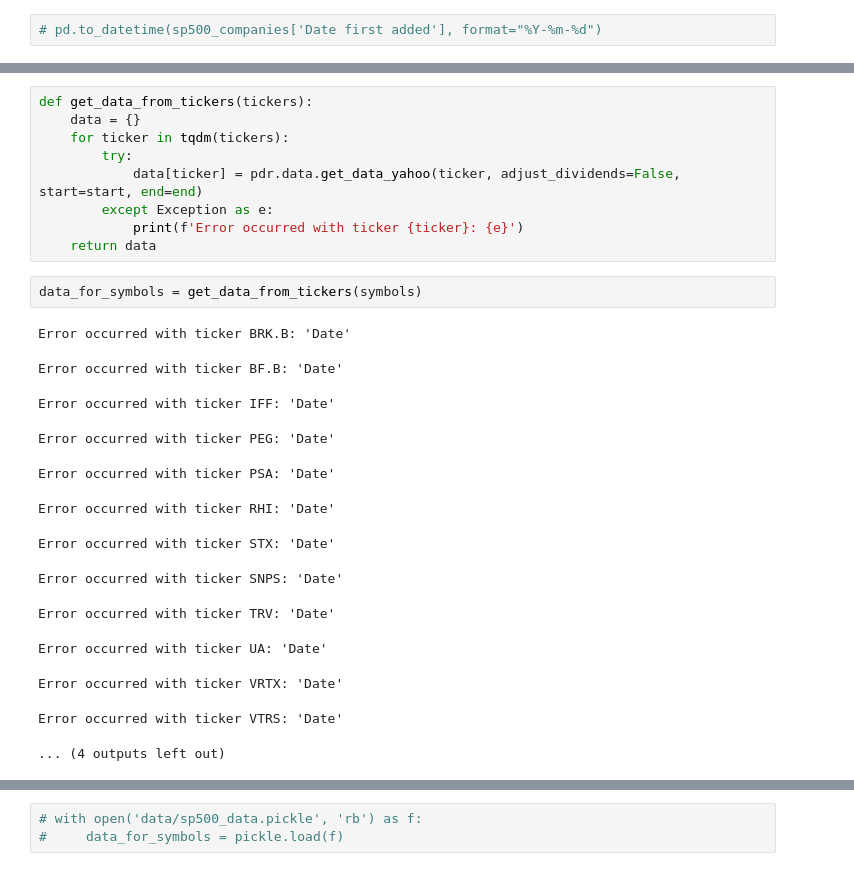
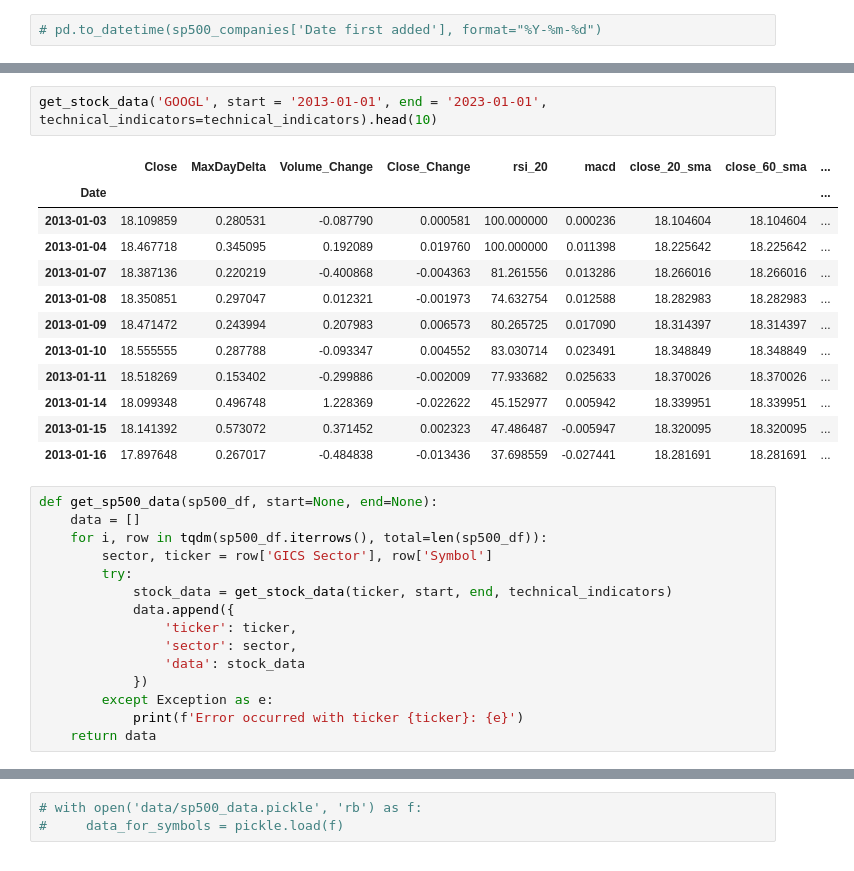
Before and after one commit to hivaze/portfolio_optimization_study, a Jupyter notebook: data_collection.ipynb, the cells around one changed output, grey strips where cells are left out. Drawn from its saved outputs; the diff is of its cells as text.

```diff
--- a/data_collection.ipynb
+++ b/data_collection.ipynb
@@ -79,25 +95,30 @@ end = datetime(2022, 3, 1)
+# %%
+get_stock_data('GOOGL', start = '2013-01-01', end = '2023-01-01', technical_indicators=technical_indicators).head(10)
+# %% [output]
+|  | Close | MaxDayDelta | Volume_Change | Close_Change | rsi_20 | macd | close_20_sma | close_60_sma | ... |
+| Date |  |  |  |  |  |  |  |  | ... |
+| 2013-01-03 | 18.109859 | 0.280531 | -0.087790 | 0.000581 | 100.000000 | 0.000236 | 18.104604 | 18.104604 | ... |
+| 2013-01-04 | 18.467718 | 0.345095 | 0.192089 | 0.019760 | 100.000000 | 0.011398 | 18.225642 | 18.225642 | ... |
+| 2013-01-07 | 18.387136 | 0.220219 | -0.400868 | -0.004363 | 81.261556 | 0.013286 | 18.266016 | 18.266016 | ... |
+| 2013-01-08 | 18.350851 | 0.297047 | 0.012321 | -0.001973 | 74.632754 | 0.012588 | 18.282983 | 18.282983 | ... |
+| 2013-01-09 | 18.471472 | 0.243994 | 0.207983 | 0.006573 | 80.265725 | 0.017090 | 18.314397 | 18.314397 | ... |
+| 2013-01-10 | 18.555555 | 0.287788 | -0.093347 | 0.004552 | 83.030714 | 0.023491 | 18.348849 | 18.348849 | ... |
+| 2013-01-11 | 18.518269 | 0.153402 | -0.299886 | -0.002009 | 77.933682 | 0.025633 | 18.370026 | 18.370026 | ... |
+| 2013-01-14 | 18.099348 | 0.496748 | 1.228369 | -0.022622 | 45.152977 | 0.005942 | 18.339951 | 18.339951 | ... |
+| 2013-01-15 | 18.141392 | 0.573072 | 0.371452 | 0.002323 | 47.486487 | -0.005947 | 18.320095 | 18.320095 | ... |
+| 2013-01-16 | 17.897648 | 0.267017 | -0.484838 | -0.013436 | 37.698559 | -0.027441 | 18.281691 | 18.281691 | ... |
 # %%
-def get_data_from_tickers(tickers):
-    data = {}
-    for ticker in tqdm(tickers):
+def get_sp500_data(sp500_df, start=None, end=None):
+    data = []
+    for i, row in tqdm(sp500_df.iterrows(), total=len(sp500_df)):
+        sector, ticker = row['GICS Sector'], row['Symbol']
         try:
-            data[ticker] = pdr.data.get_data_yahoo(ticker, adjust_dividends=False, start=start, end=end)
+            stock_data = get_stock_data(ticker, start, end, technical_indicators)
+            data.append({
+                'ticker': ticker,
+                'sector': sector,
+                'data': stock_data
+            })
         except Exception as e:
             print(f'Error occurred with ticker {ticker}: {e}')
     return data
-# %%
-data_for_symbols = get_data_from_tickers(symbols)
-# %% [output]
-Error occurred with ticker BRK.B: 'Date'
-Error occurred with ticker BF.B: 'Date'
-Error occurred with ticker IFF: 'Date'
-Error occurred with ticker PEG: 'Date'
-Error occurred with ticker PSA: 'Date'
-Error occurred with ticker RHI: 'Date'
-Error occurred with ticker STX: 'Date'
-Error occurred with ticker SNPS: 'Date'
-Error occurred with ticker TRV: 'Date'
-Error occurred with ticker UA: 'Date'
-Error occurred with ticker VRTX: 'Date'
-Error occurred with ticker VTRS: 'Date'
-... (4 outputs left out)
```
Also changed, not shown: parts of 23 cells of this notebook, 29 other files.
